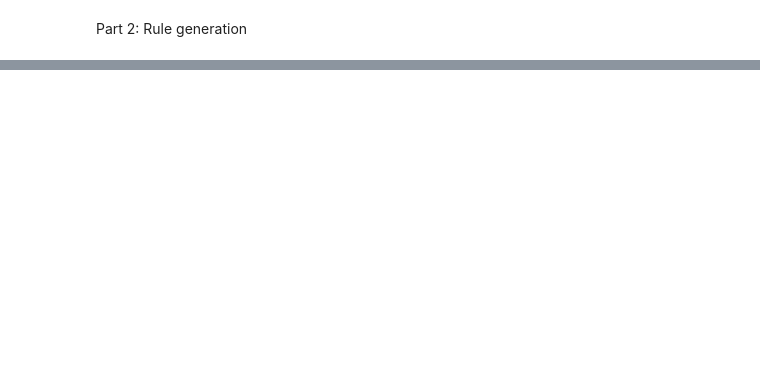
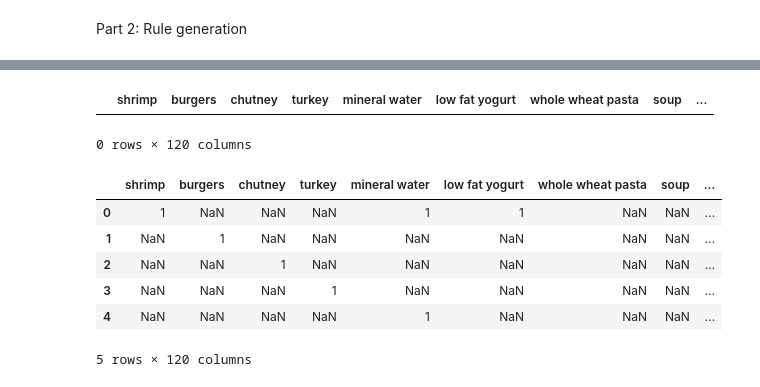
Before and after one commit to gtengwei/CZ4032-Data-Mining, a Jupyter notebook: apriori.ipynb, the cells around one changed output, grey strips where cells are left out. Drawn from its saved outputs; the diff is of its cells as text; code cells hidden in the pictures; blank space fills up the shorter version.

```diff
--- a/apriori.ipynb
+++ b/apriori.ipynb
@@ -462,0 +578,7 @@ antecedent:  ['D'] consequent:  ['E'] confidence:  1.0
+# %%
+transactions_data = pd.DataFrame(columns=unique_items)
+transactions_data.drop(columns= 0, inplace=True)
+transactions_data
+# %% [output]
+|  | shrimp | burgers | chutney | turkey | mineral water | low fat yogurt | whole wheat pasta | soup | ... |
+0 rows × 120 columns
@@ -462,0 +591,10 @@ antecedent:  ['D'] consequent:  ['E'] confidence:  1.0
+# %%
+transactions_data.head()
+# %% [output]
+|  | shrimp | burgers | chutney | turkey | mineral water | low fat yogurt | whole wheat pasta | soup | ... |
+| 0 | 1 | NaN | NaN | NaN | 1 | 1 | NaN | NaN | ... |
+| 1 | NaN | 1 | NaN | NaN | NaN | NaN | NaN | NaN | ... |
+| 2 | NaN | NaN | 1 | NaN | NaN | NaN | NaN | NaN | ... |
+| 3 | NaN | NaN | NaN | 1 | NaN | NaN | NaN | NaN | ... |
+| 4 | NaN | NaN | NaN | NaN | 1 | NaN | NaN | NaN | ... |
+5 rows × 120 columns
```
Also changed, not shown: parts of 29 cells of this notebook, 1 other file.
